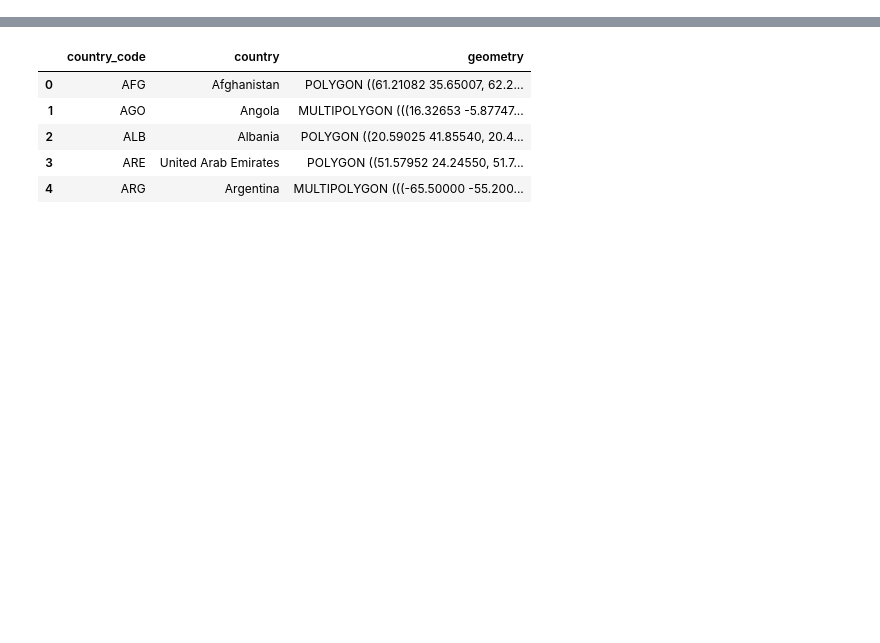
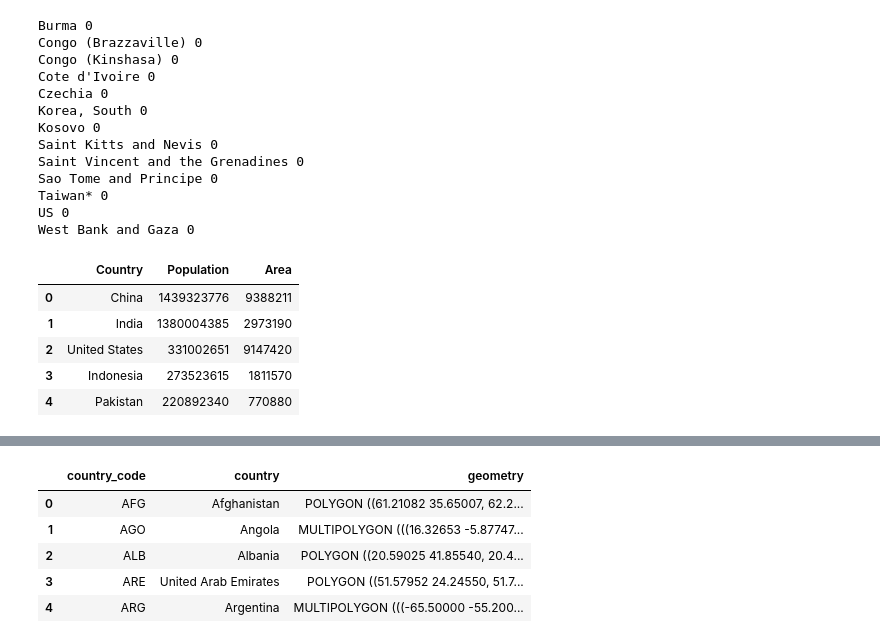
Before and after one commit to tjbtjbtjb/CoCoA, a Jupyter notebook: analysis/CocoaMap_vWorld-covid19-evol.ipynb, the cells around one changed output, grey strips where cells are left out. Drawn from its saved outputs; the diff is of its cells as text; code cells hidden in the pictures; blank space fills up the shorter version.

```diff
--- a/analysis/CocoaMap_vWorld-covid19-evol.ipynb
+++ b/analysis/CocoaMap_vWorld-covid19-evol.ipynb
@@ -7,6 +7,33 @@ from cocoaplot import display as cd
 # %%
 p=cc.Parser()
 w=cw.WorldInfo()
+# %%
+ww=w.getData()
+len(w.getWorldCountries())
+for i in w.getWorldCountries():
+    if sum(ww["Country"]==i) != 1:
+        print(i,sum(ww["Country"]==i))
+ww.head()
+# %% [output]
+Burma 0
+Congo (Brazzaville) 0
+Congo (Kinshasa) 0
+Cote d'Ivoire 0
+Czechia 0
+Korea, South 0
+Kosovo 0
+Saint Kitts and Nevis 0
+Saint Vincent and the Grenadines 0
+Sao Tome and Principe 0
+Taiwan* 0
+US 0
+West Bank and Gaza 0
+|  | Country | Population | Area |
+| 0 | China | 1439323776 | 9388211 |
+| 1 | India | 1380004385 | 2973190 |
+| 2 | United States | 331002651 | 9147420 |
+| 3 | Indonesia | 273523615 | 1811570 |
+| 4 | Pakistan | 220892340 | 770880 |
 # %%
 import numpy as np
 countries=w.getWorldCountries()
```
Also changed, not shown: parts of 6 cells of this notebook, 2 other files.
